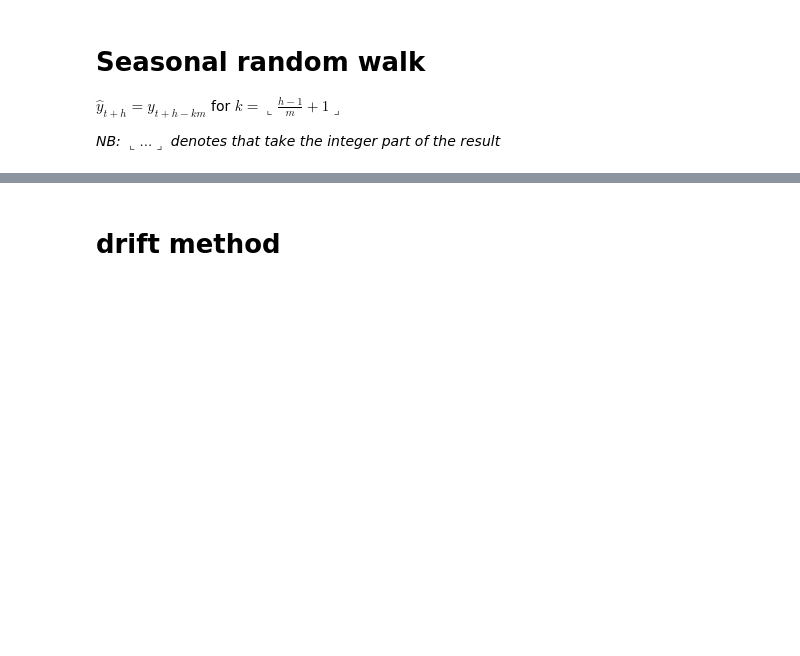
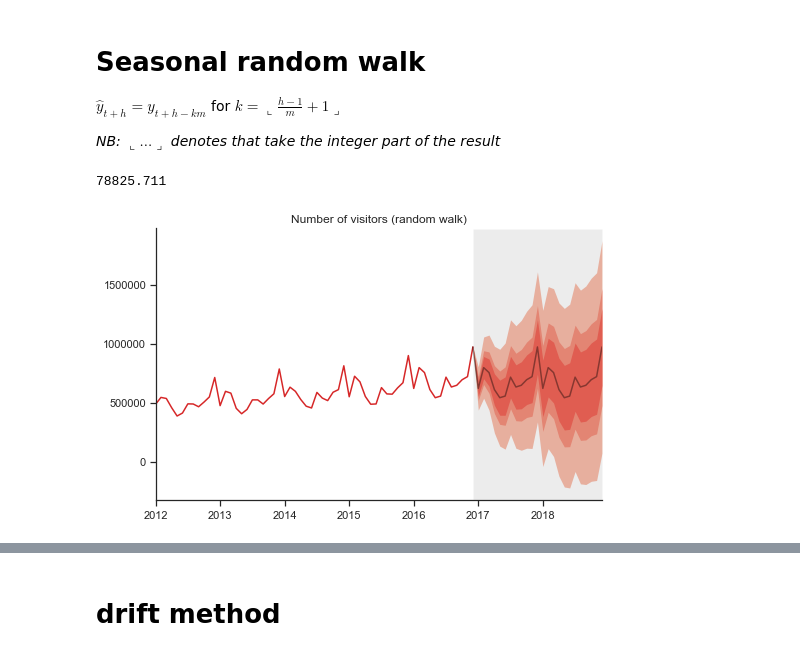
Before and after one commit to ChelseaYang1130/S2-2020, a Jupyter notebook: QBUS2820/Assignment 2/480110301Qbus2820Assignment2S22020.ipynb, the cells around one changed output, grey strips where cells are left out. Saved outputs shown, nothing was run; the diff lists cells and outputs as text; code cells hidden in the pictures; blank space fills up the shorter version.

```diff
--- a/QBUS2820/Assignment 2/480110301Qbus2820Assignment2S22020.ipynb
+++ b/QBUS2820/Assignment 2/480110301Qbus2820Assignment2S22020.ipynb
@@ -769,7 +635,7 @@ blue='#1F77B4'
 import datetime
 visitor = pd.read_csv('visitors.csv', index_col='Date', parse_dates=True)
 
-visitor.index  = pd.to_datetime(visitor.index, format='%b-%y').to_period(freq='Q')
+visitor.index  = pd.to_datetime(visitor.index, format='%b-%y').to_period()
 # %%
 y = visitor['Number of Visitors']
 # %%
@@ -788,3 +1124,41 @@ The time series plot of number of visitors shows a upward trend from 1991 to 201
 $\hat y_{t+h}=y_{t+h-km}$ for $k=\llcorner \frac{h-1}{m}+1 \lrcorner$
 
 *NB: $\llcorner ... \lrcorner$ denotes that take the integer part of the result*
+# %%
+h = 24
+
+t = len(y)-1
+
+test=pd.period_range(start=y.index[-1]+1, periods=h)
+
+predict_rw = []
+for i in range(1,len(test)+1):
+    k = (i-1)/12+1
+    ki, d = divmod(k, 1)
+    ki = int(ki)
+    predict_rw.append(y.iloc[t+i-ki*12])
+
+pred_rw=pd.Series(predict_rw, index=test) # the forecast repeats the last observed values h times
+# %%
+resid=y-y.shift(1) # the shift lags the series by one period
+sigma = resid.std()
+round(sigma,3)
+# %% [output]
+78825.711
+# %%
+intv1_rw = pd.concat([pred_rw-stats.norm.ppf(0.8)*sigma*np.sqrt(np.arange(1,h+1)),
+                   pred_rw+stats.norm.ppf(0.8)*sigma*np.sqrt(np.arange(1,h+1))], axis=1)
+intv2_rw = pd.concat([pred_rw-stats.norm.ppf(0.9)*sigma*np.sqrt(np.arange(1,h+1)),
+                   pred_rw+stats.norm.ppf(0.9)*sigma*np.sqrt(np.arange(1,h+1))], axis=1)
+intv3_rw = pd.concat([pred_rw-stats.norm.ppf(0.99)*sigma*np.sqrt(np.arange(1,h+1)),
+                   pred_rw+stats.norm.ppf(0.99)*sigma*np.sqrt(np.arange(1,h+1))], axis=1)
+# %%
+fig, ax = forecast.fanchart(y['01-2012':], pred_rw, intv1_rw, intv2_rw, intv3_rw)
+ax.set_xlabel('')
+ax.set_xticks([], minor=True)
+plt.title('Number of visitors (random walk)')
+
+sns.despine()
+plt.show()
+# %% [output]
+[figure, added]
```
Also changed, not shown: parts of 42 cells of this notebook, 8 other files.
